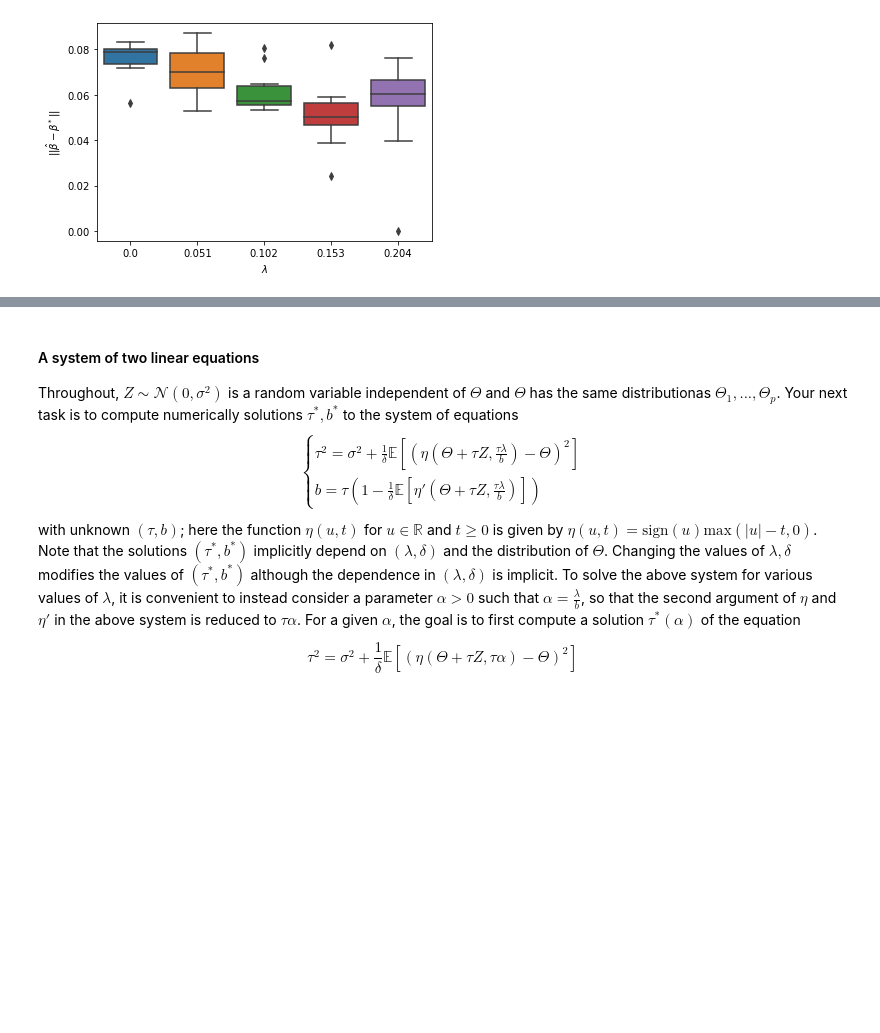
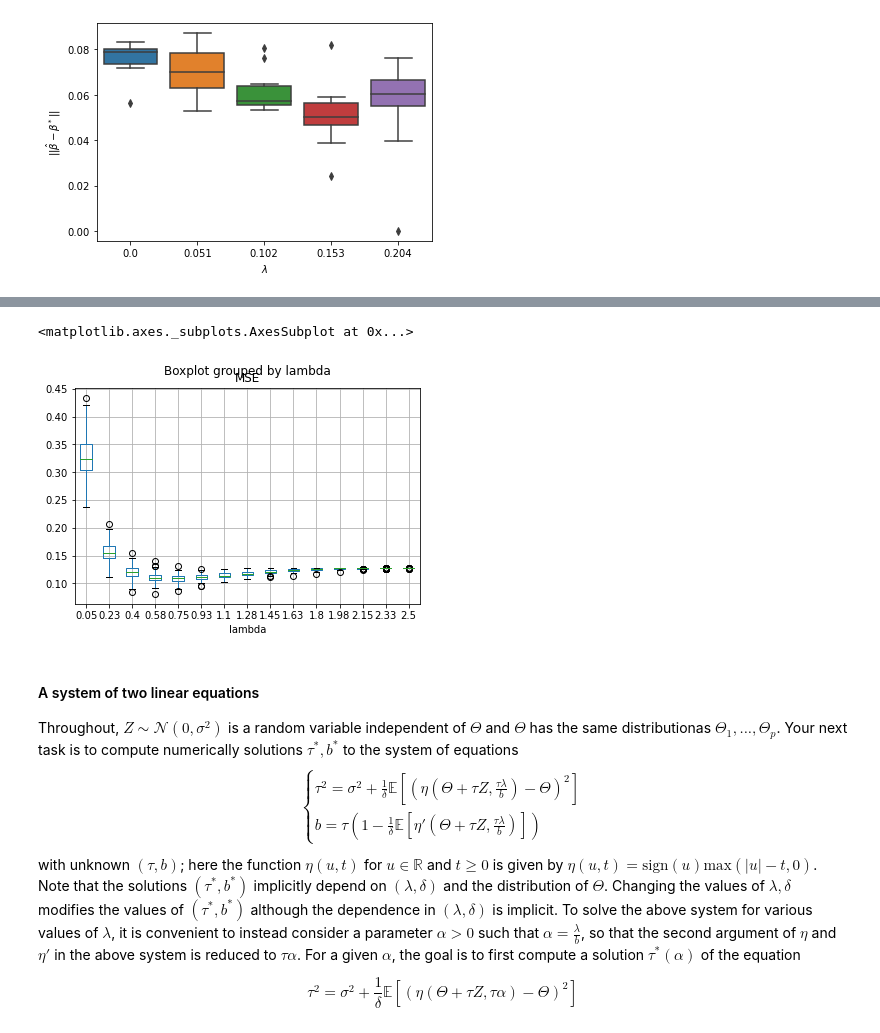
Before and after one commit to JulienKhlt/Hista, a Jupyter notebook: Projet_HISTA_FargeonKhlautRuhlmann.ipynb, the cells around one changed output, grey strips where cells are left out. Drawn from its saved outputs; the diff is of its cells as text; code cells hidden in the pictures; blank space fills up the shorter version.

```diff
--- a/Projet_HISTA_FargeonKhlautRuhlmann.ipynb
+++ b/Projet_HISTA_FargeonKhlautRuhlmann.ipynb
@@ -136,0 +153,6 @@ Text(0, 0.5, '$ || \\hat{\\beta} - \\beta^* ||$')
+# %%
+df = pd.DataFrame(data)
+df.boxplot("MSE", by='lambda')
+# %% [output]
+<matplotlib.axes._subplots.AxesSubplot at 0x...>
+[figure, added]
```
Also changed, not shown: parts of 9 cells of this notebook.
